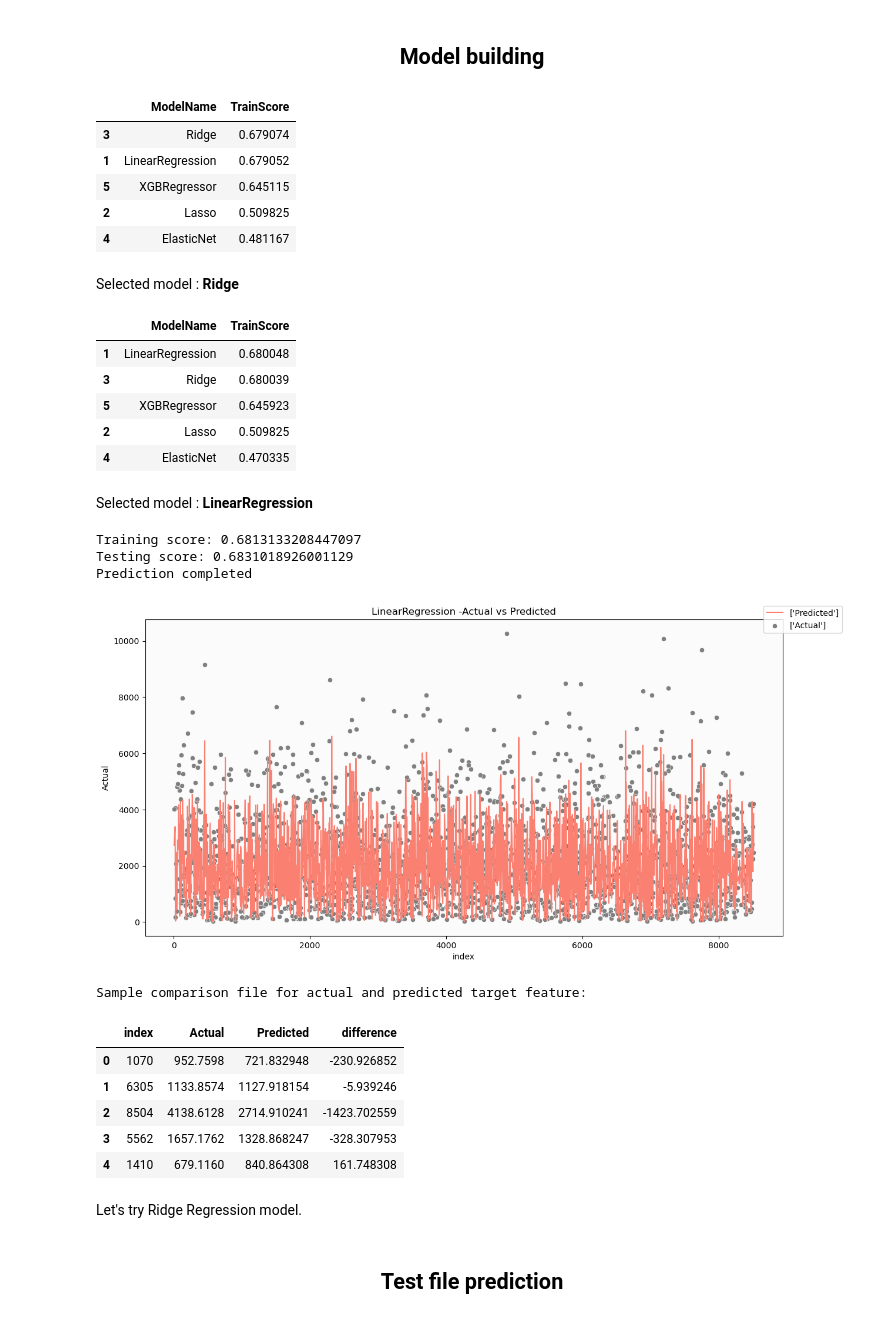
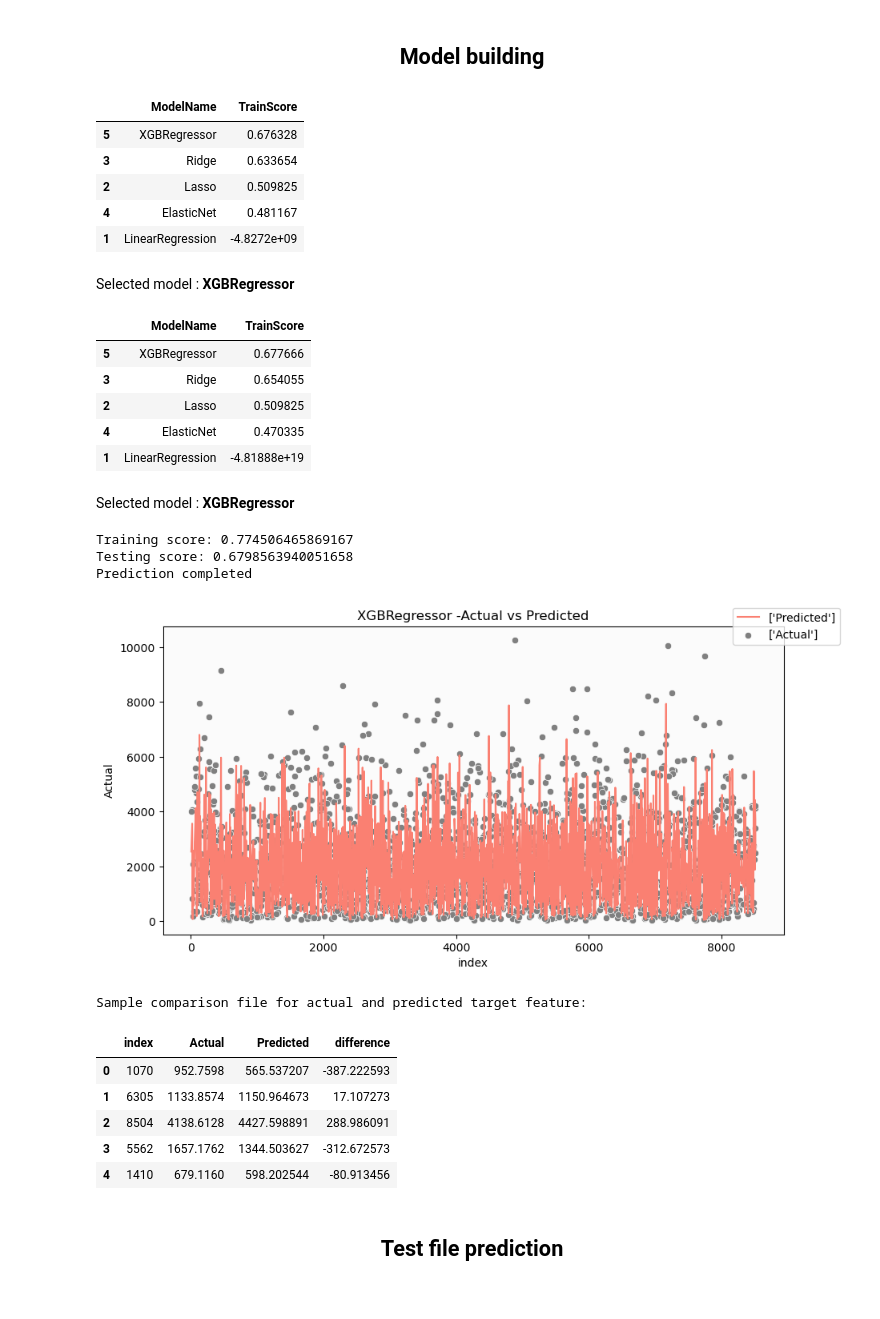
Before and after one commit to ajithcl/BigmartSalesPrediction, a Jupyter notebook: BigmartSalesPrediction.ipynb, the cells around one changed output. Cells and saved outputs as stored; diff of their text form; code cells hidden in the pictures.

Commit message:
XGBRegressorApproach

```diff
--- a/BigmartSalesPrediction.ipynb
+++ b/BigmartSalesPrediction.ipynb
@@ -1154,7 +1154,7 @@ plt.show()
 #This will help in considering data from train and test file equally.
 
 #Item_Identifier - is a item identifier, having more unique values.Hence dropping it.
-df_total.drop("Item_Identifier",inplace=True,axis=1)
+#df_total.drop("Item_Identifier",inplace=True,axis=1)
 
 lbl_encoder=LabelEncoder()
 #Fat content contains binary values. So label encode it.
@@ -1501,7 +1485,7 @@ def evaluate_model(model,x_train,y_train,x_test,y_test):
     df["difference"]=df.Predicted-df.Actual
     df.reset_index(inplace=True)
     #Plot actual vs predicted
-    plt.figure(figsize=(14,7));
+    plt.figure(figsize=(10,5));
     sns.scatterplot(data=df,x="index",y="Actual",color='grey',label=["Actual"]).set_facecolor(background_color);
     sns.lineplot(data=df,x="index",y="Predicted",color='salmon',label=["Predicted"]);
     plt.legend(loc="right",bbox_to_anchor=(1.1,1));
@@ -1538,12 +1522,12 @@ y=box_cox_target
 show_model_scores(x,y)
 # %% [output]
 |  | ModelName | TrainScore |
-| 3 | Ridge | 0.679074 |
-| 1 | LinearRegression | 0.679052 |
-| 5 | XGBRegressor | 0.645115 |
+| 5 | XGBRegressor | 0.676328 |
+| 3 | Ridge | 0.633654 |
 | 2 | Lasso | 0.509825 |
 | 4 | ElasticNet | 0.481167 |
+| 1 | LinearRegression | -4.8272e+09 |
-Selected model : Ridge
+Selected model : XGBRegressor
 # %%
 #Create new feature 'Outlet_Age' from Outlet_Establishment_Year
 #Drop the feature - Outlet_Establishment_Year
@@ -1578,34 +1562,32 @@ x=df_train
 show_model_scores(x,y)
 # %% [output]
 |  | ModelName | TrainScore |
-| 1 | LinearRegression | 0.680048 |
-| 3 | Ridge | 0.680039 |
-| 5 | XGBRegressor | 0.645923 |
+| 5 | XGBRegressor | 0.677666 |
+| 3 | Ridge | 0.654055 |
 | 2 | Lasso | 0.509825 |
 | 4 | ElasticNet | 0.470335 |
+| 1 | LinearRegression | -4.81888e+19 |
-Selected model : LinearRegression
+Selected model : XGBRegressor
 # %%
 x_train,x_test,y_train,y_test = train_test_split(x,y,random_state=1)
 # %%
-selected_model=evaluate_model(LinearRegression(),
+selected_model=evaluate_model(XGBRegressor(),
                           x_train,
                           y_train,
                           x_test,
                           y_test)
 # %% [output]
-Training score: 0.6813133208447097
-Testing score: 0.6831018926001129
+Training score: 0.774506465869167
+Testing score: 0.6798563940051658
 Prediction completed
-[figure, old version]
+[figure, new version]
 Sample comparison file for actual and predicted target feature:
 |  | index | Actual | Predicted | difference |
-| 0 | 1070 | 952.7598 | 721.832948 | -230.926852 |
-| 1 | 6305 | 1133.8574 | 1127.918154 | -5.939246 |
-| 2 | 8504 | 4138.6128 | 2714.910241 | -1423.702559 |
-| 3 | 5562 | 1657.1762 | 1328.868247 | -328.307953 |
-| 4 | 1410 | 679.1160 | 840.864308 | 161.748308 |
+| 0 | 1070 | 952.7598 | 565.537207 | -387.222593 |
+| 1 | 6305 | 1133.8574 | 1150.964673 | 17.107273 |
+| 2 | 8504 | 4138.6128 | 4427.598891 | 288.986091 |
+| 3 | 5562 | 1657.1762 | 1344.503627 | -312.672573 |
+| 4 | 1410 | 679.1160 | 598.202544 | -80.913456 |
-# %% [markdown]
-Let's try Ridge Regression model.
 # %% [markdown]
 ## <center> Test file prediction </center>
 # %%
```
Also changed, not shown: parts of 4 cells of this notebook, 1 other file.
